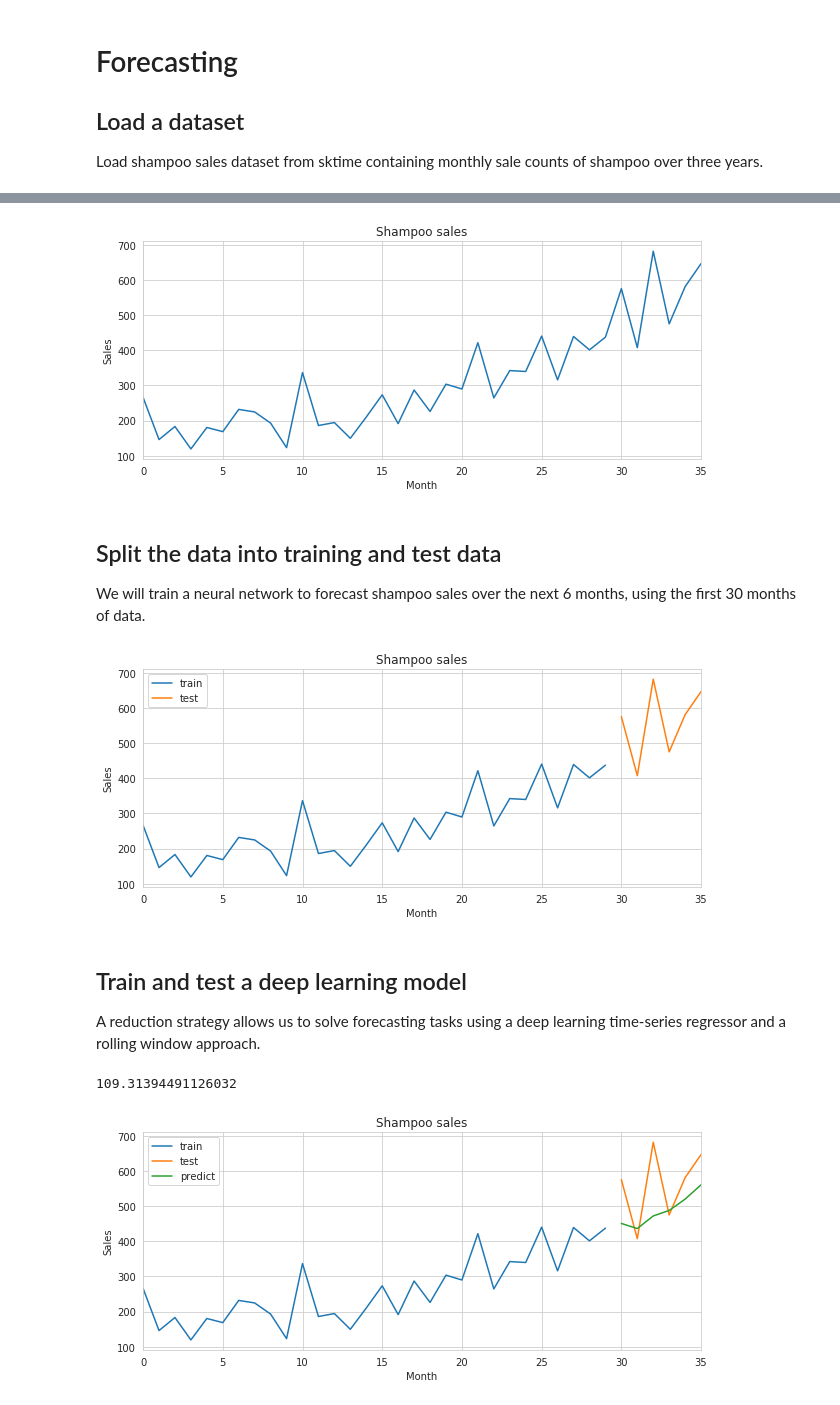
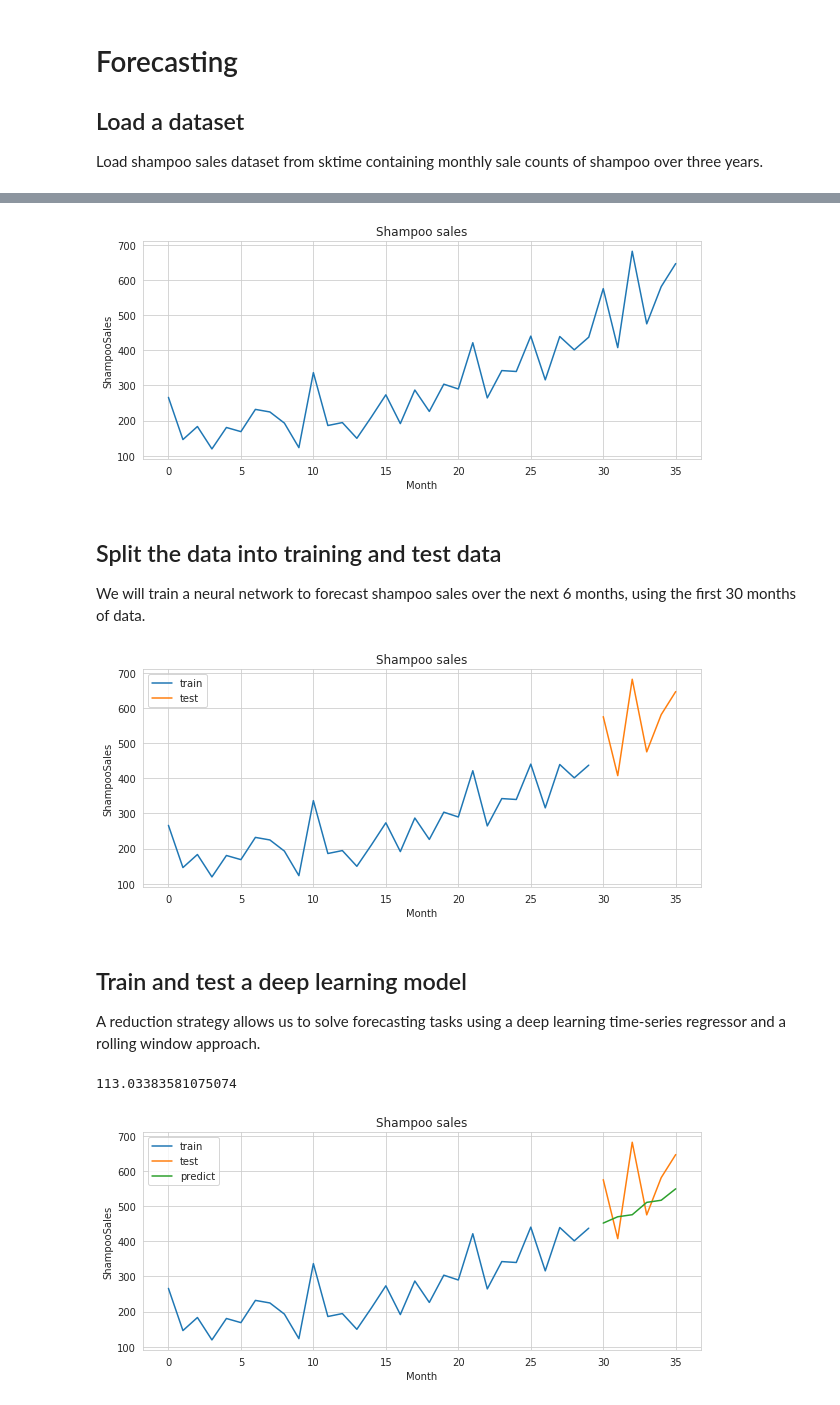
Before and after one commit to sktime/sktime-dl, a Jupyter notebook: examples/univariate_time_series_regression_and_forecasting.ipynb, the cells around one changed output, grey strips where cells are left out. Saved outputs shown, nothing was run; the diff lists cells and outputs as text; code cells hidden in the pictures.

Commit message:
Updated the regression and forecasting example notebook to support sktime 0.4.1

```diff
--- a/examples/univariate_time_series_regression_and_forecasting.ipynb
+++ b/examples/univariate_time_series_regression_and_forecasting.ipynb
@@ -96,0 +85,3 @@ Name: Sales, dtype: float64
+# %%
+shampoo_series = load_shampoo_sales()
+shampoo_series.head()
@@ -101,7 +99,7 @@ plt.title('Shampoo sales')
 ax.set(ylabel=shampoo_series.name)
 ax.set_xlabel('Month');
 # %% [output]
-[figure, old version]
+[figure, new version]
 # %% [markdown]
 ## Split the data into training and test data
 We will train a neural network to forecast shampoo sales over the next 6 months, using the first 30 months of data.
@@ -112,13 +106,15 @@ columns=shampoo.columns)
+# %%
+train, test = temporal_train_test_split(shampoo_series, test_size=6)
 # %%
 fig, ax = plt.subplots(1, figsize=plt.figaspect(.4))
-train.iloc[0, 0].plot(ax=ax, label='train')
-test.iloc[0, 0].plot(ax=ax, label='test')
+train.plot(ax=ax, label='train')
+test.plot(ax=ax, label='test')
 plt.title('Shampoo sales')
 ax.set(ylabel=shampoo_series.name)
 ax.set_xlabel('Month')
 plt.legend();
 # %% [output]
-[figure, old version]
+[figure, new version]
 # %% [markdown]
 ## Train and test a deep learning model
 
@@ -129,31 +125,24 @@ fh = [1, 2, 3, 4, 5, 6] # forecasting horizon
 
 regressor = MLPRegressor(nb_epochs=500, verbose=False)
 
-steps = [
-    ('tabularise', Tabulariser()),
-    ('rgs', regressor)
-]
-
-with warnings.catch_warnings():
-    warnings.filterwarnings(action='ignore', category=FutureWarning)
-    estimator = Pipeline(steps)
-    task = ForecastingTask(target='ShampooSales', fh=fh, metadata=train)
-    strategy = Forecasting2TSRReductionStrategy(estimator=estimator, window_length=window_length)
-    strategy.fit(task, train)
-predict = strategy.predict()
+forecaster = RecursiveTimeSeriesRegressionForecaster(
+                regressor=regressor,
+                window_length=window_length)
+forecaster.fit(train)
+predict = forecaster.predict(fh)
 # %%
 # Evaluate the forecast (root mean squared error)
-np.sqrt(mean_squared_error(test.iloc[0,0], predict))
+np.sqrt(mean_squared_error(test, predict))
 # %% [output]
-109.31394491126032
+113.03383581075074
 # %%
 fig, ax = plt.subplots(1, figsize=plt.figaspect(.4))
-train.iloc[0, 0].plot(ax=ax, label='train')
-test.iloc[0, 0].plot(ax=ax, label='test')
+train.plot(ax=ax, label='train')
+test.plot(ax=ax, label='test')
 predict.plot(ax=ax, label='predict')
 plt.title('Shampoo sales')
 ax.set(ylabel=shampoo_series.name)
 ax.set_xlabel('Month')
 plt.legend();
 # %% [output]
-[figure, old version]
+[figure, new version]
```
Also changed, not shown: parts of 7 cells of this notebook.
